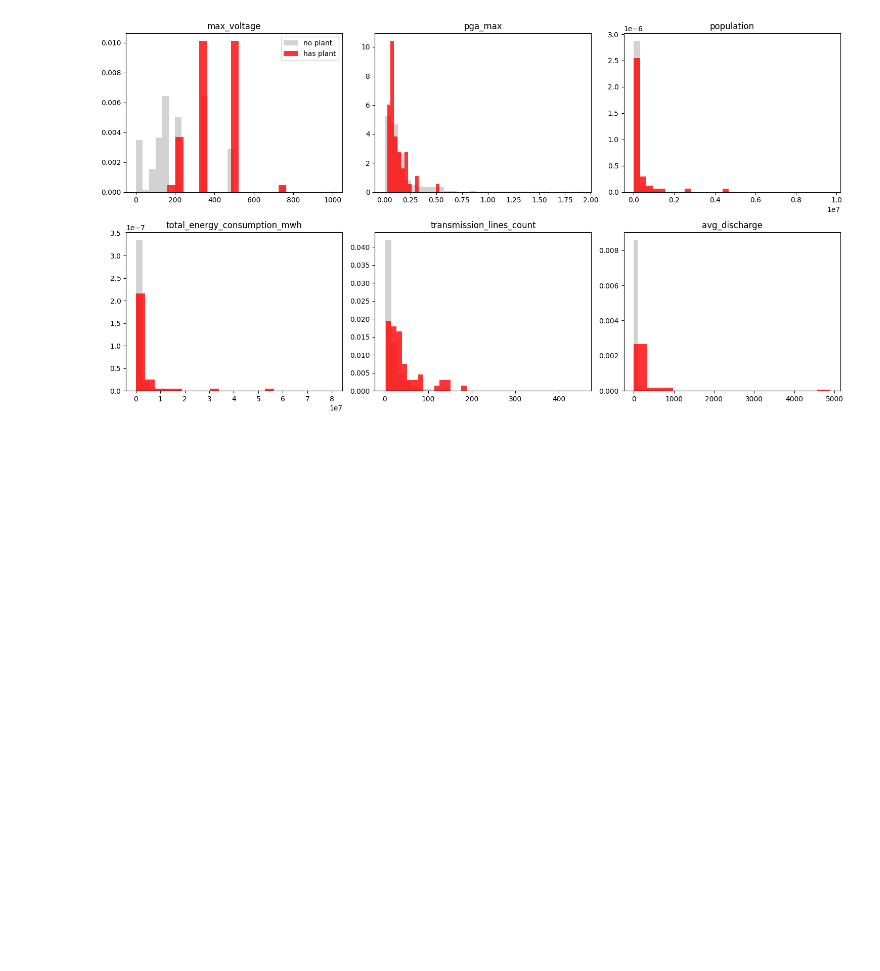
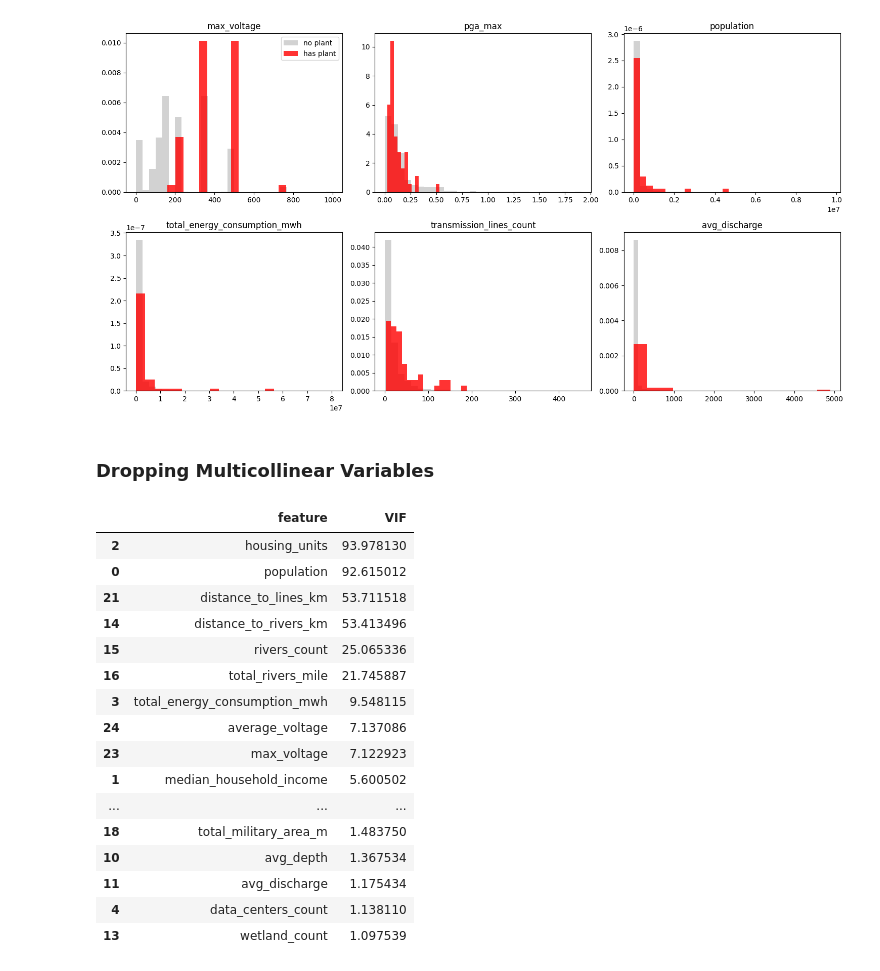
Before and after one commit to UIUC-DSC/team-nuclear-family, a Jupyter notebook: notebooks/eda.ipynb, the cells around one changed output. Saved outputs shown, nothing was run; the diff lists cells and outputs as text; code cells hidden in the pictures; blank space fills up the shorter version.

```diff
--- a/notebooks/eda.ipynb
+++ b/notebooks/eda.ipynb
@@ -307,3 +308,29 @@ plt.tight_layout()
 plt.show()
 # %% [output]
 [figure]
+# %% [markdown]
+### Dropping Multicollinear Variables
+# %%
+# using VIF
+df_vif = df[numerical_cols].fillna(0)
+vif = pd.DataFrame({'feature': numerical_cols, 'VIF': [variance_inflation_factor(df_vif.values, i) for i in range(len(numerical_cols))]})
+vif.sort_values('VIF', ascending=False, inplace=True)
+vif
+# %% [output]
+|  | feature | VIF |
+| 2 | housing_units | 93.978130 |
+| 0 | population | 92.615012 |
+| 21 | distance_to_lines_km | 53.711518 |
+| 14 | distance_to_rivers_km | 53.413496 |
+| 15 | rivers_count | 25.065336 |
+| 16 | total_rivers_mile | 21.745887 |
+| 3 | total_energy_consumption_mwh | 9.548115 |
+| 24 | average_voltage | 7.137086 |
+| 23 | max_voltage | 7.122923 |
+| 1 | median_household_income | 5.600502 |
+| ... | ... | ... |
+| 18 | total_military_area_m | 1.483750 |
+| 10 | avg_depth | 1.367534 |
+| 11 | avg_discharge | 1.175434 |
+| 4 | data_centers_count | 1.138110 |
+| 13 | wetland_count | 1.097539 |
```
Also changed, not shown: parts of 2 cells of this notebook.
